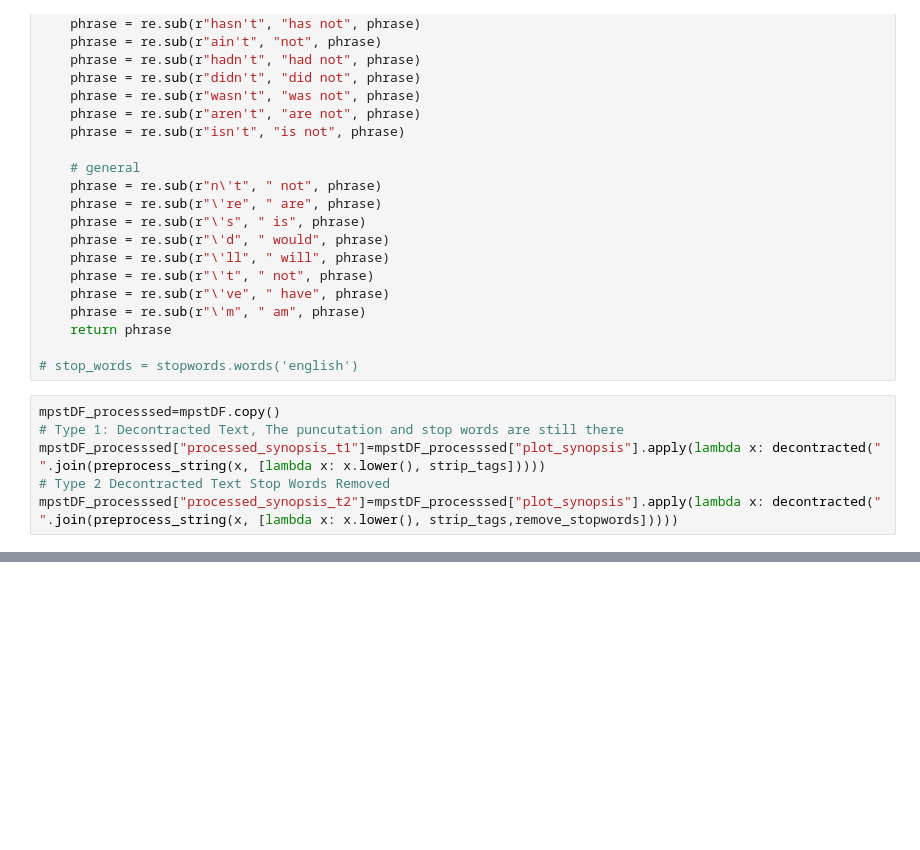
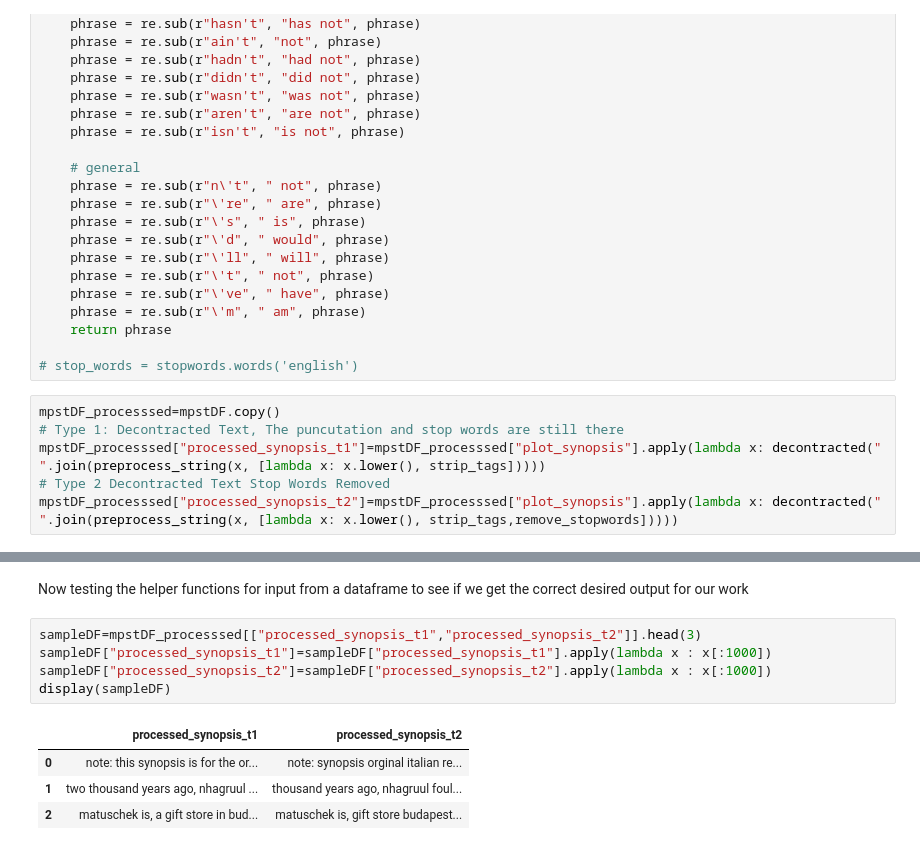
Before and after one commit to BiswajeetAtul/Thesis, a Jupyter notebook: XLNet/XLNET.ipynb, the cells around one changed output, grey strips where cells are left out. Saved outputs shown, nothing was run; the diff lists cells and outputs as text; blank space fills up the shorter version.

```diff
--- a/XLNet/XLNET.ipynb
+++ b/XLNet/XLNET.ipynb
@@ -56,0 +157,12 @@ mpstDF_processsed["processed_synopsis_t2"]=mpstDF_processsed["plot_synopsis"].ap
+# %% [markdown]
+Now testing the helper functions for input from a dataframe to see if we get the correct desired output for our work
+# %%
+sampleDF=mpstDF_processsed[["processed_synopsis_t1","processed_synopsis_t2"]].head(3)
+sampleDF["processed_synopsis_t1"]=sampleDF["processed_synopsis_t1"].apply(lambda x : x[:1000])
+sampleDF["processed_synopsis_t2"]=sampleDF["processed_synopsis_t2"].apply(lambda x : x[:1000])
+display(sampleDF)
+# %% [output]
+|  | processed_synopsis_t1 | processed_synopsis_t2 |
+| 0 | note: this synopsis is for the or... | note: synopsis orginal italian re... |
+| 1 | two thousand years ago, nhagruul ... | thousand years ago, nhagruul foul... |
+| 2 | matuschek is, a gift store in bud... | matuschek is, gift store budapest... |
```
Also changed, not shown: parts of 21 cells of this notebook, 1 other file.
